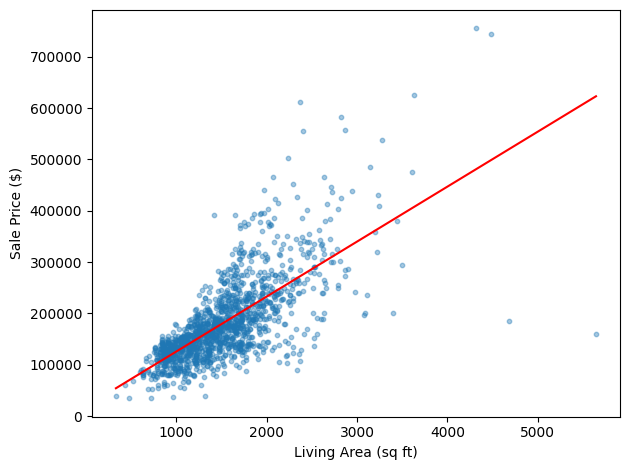
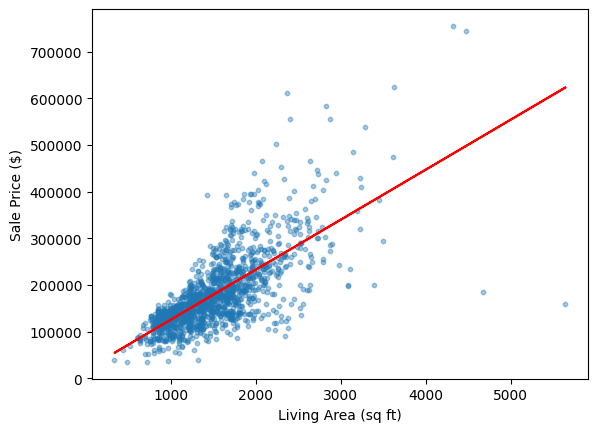
Unified diff of the notebook cell whose output changed from the first chart to the second:
--- before
+++ after
@@ -29,7 +29,5 @@
 
 # --- Plot ---
-x_line = np.array([X.min(), X.max()])
 plt.scatter(X, y, alpha=0.4, s=10)
-plt.plot(x_line, slope * x_line + intercept, color="red")
+plt.plot(X, slope * X + intercept, color="red")
 plt.xlabel("Living Area (sq ft)"); plt.ylabel("Sale Price ($)")
-plt.tight_layout(); plt.show()

Commit: Created using Colab